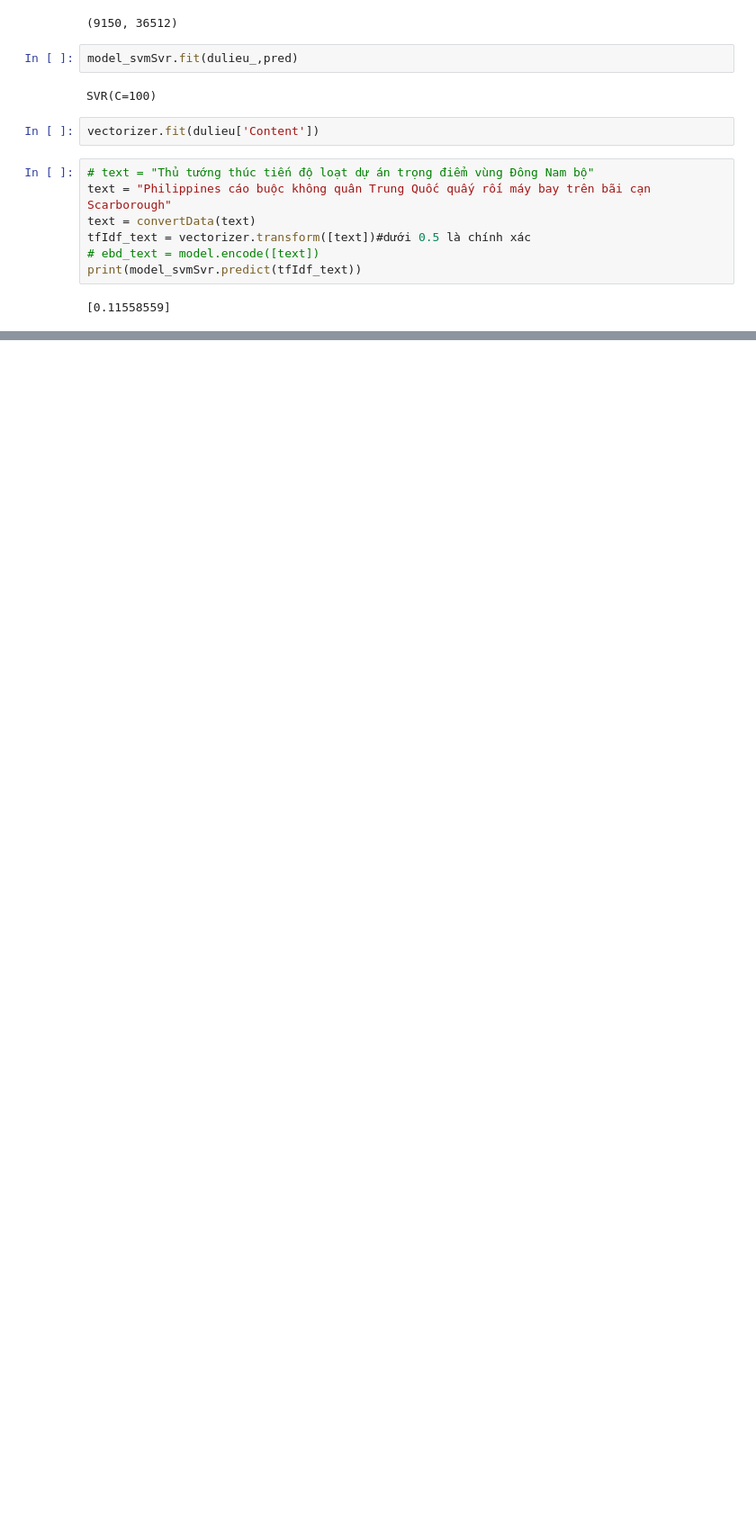
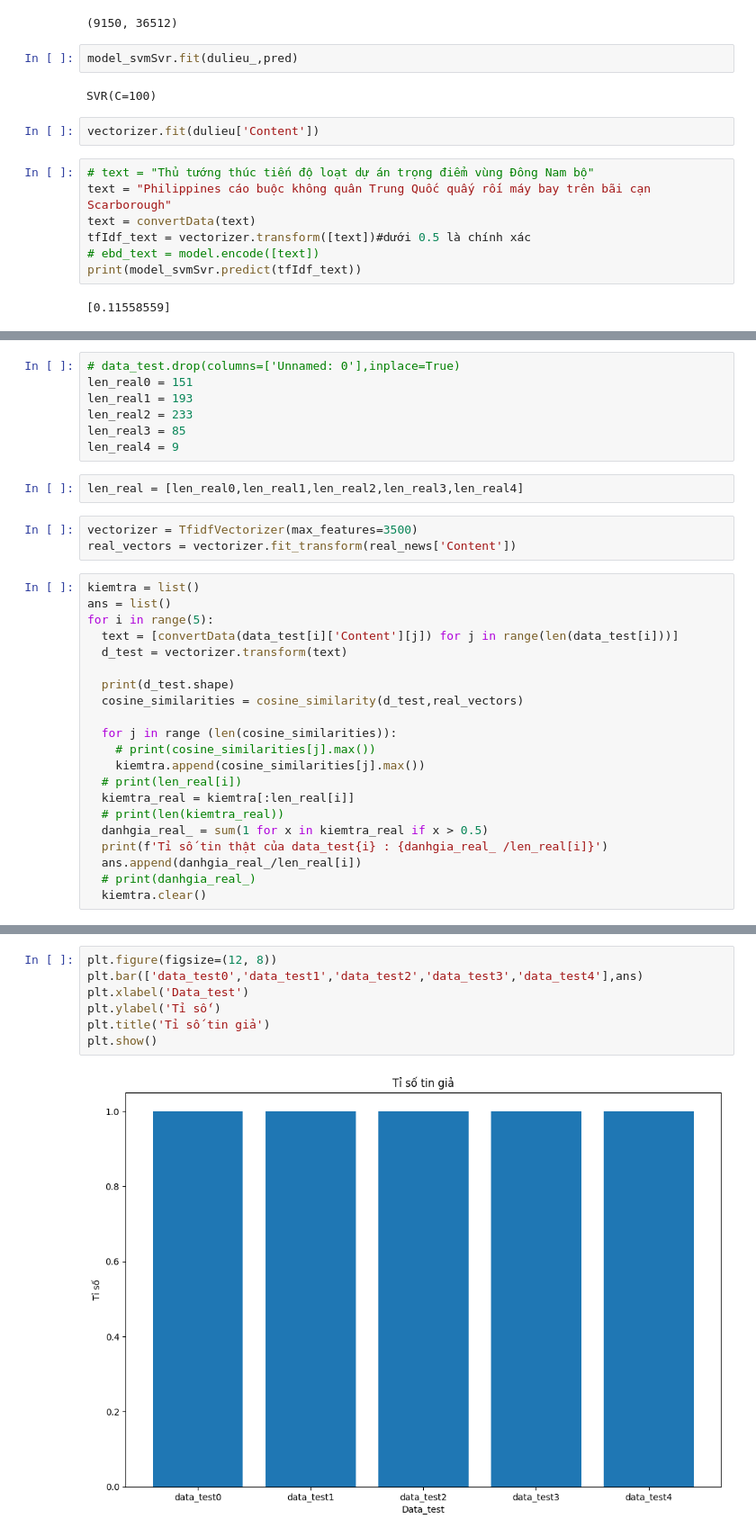
Before and after one commit to ToAN7/SIC_AI, a Jupyter notebook: SIC.ipynb, the cells around one changed output, grey strips where cells are left out. Shown at 90% size. Cells and saved outputs as stored; diff of their text form; blank space fills up the shorter version.

```diff
--- a/SIC.ipynb
+++ b/SIC.ipynb
@@ -420,0 +473,33 @@ print(model_svmSvr.predict(tfIdf_text))
+# %%
+# data_test.drop(columns=['Unnamed: 0'],inplace=True)
+len_real0 = 151
+len_real1 = 193
+len_real2 = 233
+len_real3 = 85
+len_real4 = 9
+# %%
+len_real = [len_real0,len_real1,len_real2,len_real3,len_real4]
+# %%
+vectorizer = TfidfVectorizer(max_features=3500)
+real_vectors = vectorizer.fit_transform(real_news['Content'])
+# %%
+kiemtra = list()
+ans = list()
+for i in range(5):
+  text = [convertData(data_test[i]['Content'][j]) for j in range(len(data_test[i]))]
+  d_test = vectorizer.transform(text)
+
+  print(d_test.shape)
+  cosine_similarities = cosine_similarity(d_test,real_vectors)
+
+  for j in range (len(cosine_similarities)):
+    # print(cosine_similarities[j].max())
+    kiemtra.append(cosine_similarities[j].max())
+  # print(len_real[i])
+  kiemtra_real = kiemtra[:len_real[i]]
+  # print(len(kiemtra_real))
+  danhgia_real_ = sum(1 for x in kiemtra_real if x > 0.5)
+  print(f'Tỉ số tin thật của data_test{i} : {danhgia_real_ /len_real[i]}')
+  ans.append(danhgia_real_/len_real[i])
+  # print(danhgia_real_)
+  kiemtra.clear()
@@ -420,0 +553,9 @@ print(model_svmSvr.predict(tfIdf_text))
+# %%
+plt.figure(figsize=(12, 8))
+plt.bar(['data_test0','data_test1','data_test2','data_test3','data_test4'],ans)
+plt.xlabel('Data_test')
+plt.ylabel('Tỉ số')
+plt.title('Tỉ số tin giả')
+plt.show()
+# %% [output]
+[figure, added]
```
Also changed, not shown: parts of 32 cells of this notebook.
